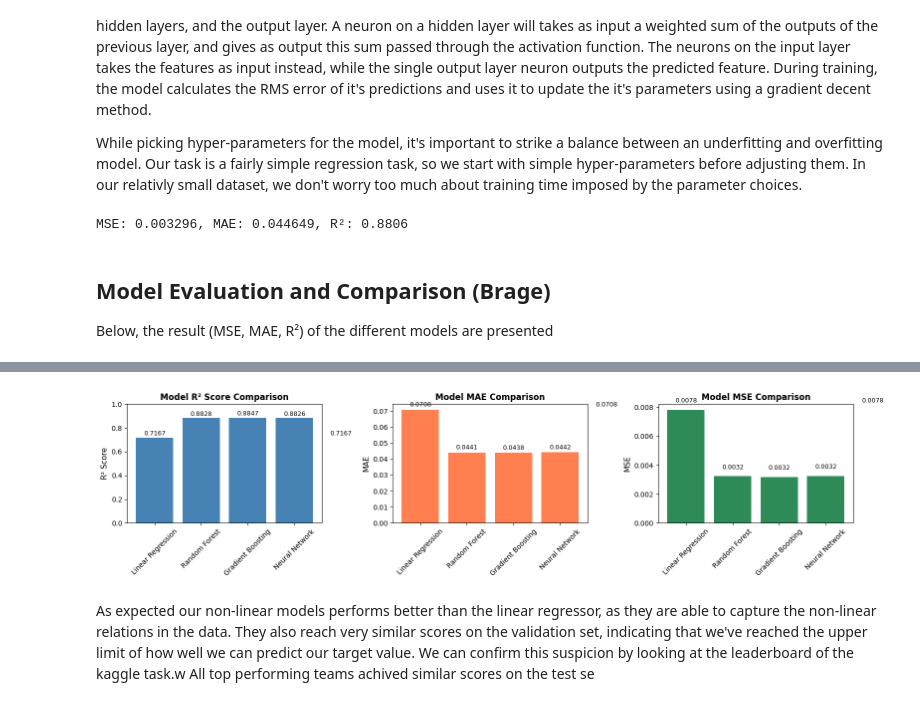
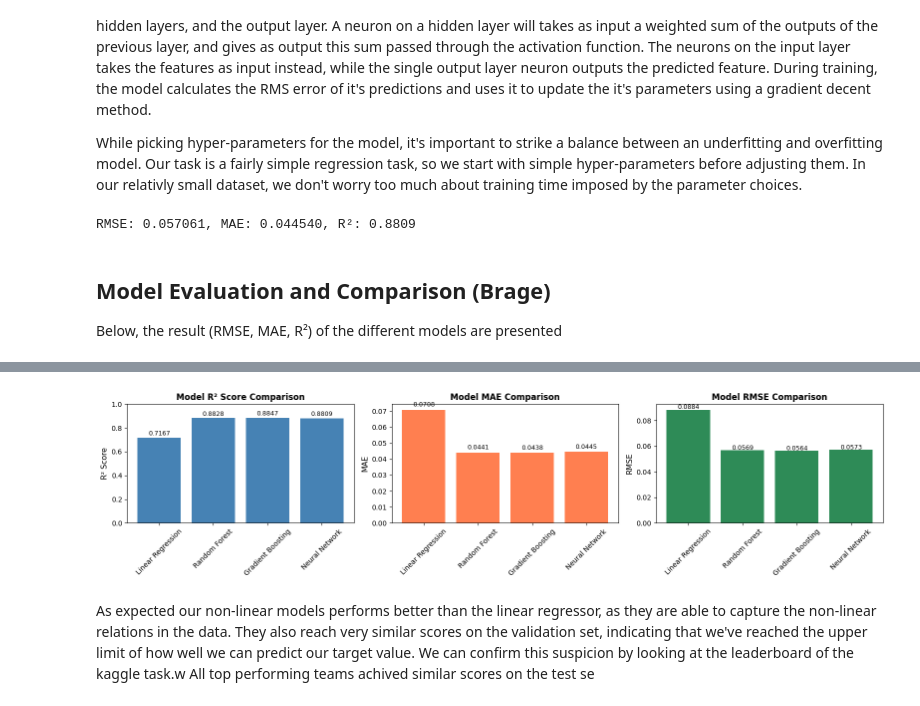
Before and after one commit to brag-v/ai-industry-project, a Jupyter notebook: src/main.ipynb, the cells around one changed output, grey strips where cells are left out. Drawn from its saved outputs; the diff is of its cells as text; code cells hidden in the pictures.

Commit message:
relpace mse with rmse

```diff
--- a/src/main.ipynb
+++ b/src/main.ipynb
@@ -203,17 +201,17 @@ lr_model.fit(X_train_split, y_train_split) # Learn the coefficients
 
 
 y_val_pred_lr = lr_model.predict(X_val)    # Make predictions
-lr_mse = mean_squared_error(y_val, y_val_pred_lr)
+lr_rmse = root_mean_squared_error(y_val, y_val_pred_lr)
 lr_mae = mean_absolute_error(y_val, y_val_pred_lr)
 lr_r2 = r2_score(y_val, y_val_pred_lr)
 
 models['Linear Regression'] = lr_model
 results.append({
     'Model': 'Linear Regression',
-    'MSE': lr_mse,
+    'RMSE': lr_rmse,
     'MAE': lr_mae,
     'R²': lr_r2,
     # 'Time': lr_train_time
 })
-print(f"MSE: {lr_mse:.6f}, MAE: {lr_mae:.6f}, R²: {lr_r2:.4f}")
+print(f"RMSE: {lr_mse:.6f}, MAE: {lr_mae:.6f}, R²: {lr_r2:.4f}")
 # %% [output]
@@ -240,17 +238,17 @@ rf_model.fit(X_train_split, y_train_split)
 # rf_train_time = time.time() - start_time
 
 y_val_pred_rf = rf_model.predict(X_val)
-rf_mse = mean_squared_error(y_val, y_val_pred_rf)
+rf_rmse = root_mean_squared_error(y_val, y_val_pred_rf)
 rf_mae = mean_absolute_error(y_val, y_val_pred_rf)
 rf_r2 = r2_score(y_val, y_val_pred_rf)
 
 models['Random Forest'] = rf_model
 results.append({
     'Model': 'Random Forest',
-    'MSE': rf_mse,
+    'RMSE': rf_rmse,
     'MAE': rf_mae,
     'R²': rf_r2,
     # 'Time': rf_train_time
 })
-print(f"MSE: {rf_mse:.6f}, MAE: {rf_mae:.6f}, R²: {rf_r2:.4f}")
+print(f"RMSE: {rf_mse:.6f}, MAE: {rf_mae:.6f}, R²: {rf_r2:.4f}")
 # %% [output]
@@ -325,17 +323,17 @@ gb_model.fit(X_train_split, y_train_split)
 # gb_train_time = time.time() - start_time
 
 y_val_pred_gb = gb_model.predict(X_val)           # Make predictions
-gb_mse = mean_squared_error(y_val, y_val_pred_gb)
+gb_rmse = root_mean_squared_error(y_val, y_val_pred_gb)
 gb_mae = mean_absolute_error(y_val, y_val_pred_gb)
 gb_r2 = r2_score(y_val, y_val_pred_gb)
 
 models['Gradient Boosting'] = gb_model
 results.append({
     'Model': 'Gradient Boosting',
-    'MSE': gb_mse,
+    'RMSE': gb_rmse,
     'MAE': gb_mae,
     'R²': gb_r2,
     # 'Time': gb_train_time
 })
-print(f"MSE: {gb_mse:.6f}, MAE: {gb_mae:.6f}, R²: {gb_r2:.4f}")
+print(f"MSE: {gb_rmse:.6f}, MAE: {gb_mae:.6f}, R²: {gb_r2:.4f}")
 # %% [output]
@@ -368,7 +366,7 @@ mlp_model = MLPRegressor(
 mlp_model.fit(X_train_split, y_train_split)
 
 y_val_pred_mlp = mlp_model.predict(X_val)
-mlp_mse = mean_squared_error(y_val, y_val_pred_mlp)
+mlp_rmse = root_mean_squared_error(y_val, y_val_pred_mlp)
 mlp_mae = mean_absolute_error(y_val, y_val_pred_mlp)
 mlp_r2 = r2_score(y_val, y_val_pred_mlp)
 
@@ -376,18 +374,20 @@ models["Neural Network"] = mlp_model
 results.append(
     {
         "Model": "Neural Network",
-        "MSE": mlp_mse,
+        "RMSE": mlp_rmse,
         "MAE": mlp_mae,
         "R²": mlp_r2,
         # 'Time': mlp_train_time
     }
 )
-print(f"MSE: {mlp_mse:.6f}, MAE: {mlp_mae:.6f}, R²: {mlp_r2:.4f}")
+print(f"RMSE: {mlp_mse:.6f}, MAE: {mlp_mae:.6f}, R²: {mlp_r2:.4f}")
 # %% [output]
-MSE: 0.003296, MAE: 0.044649, R²: 0.8806
+RMSE: 0.057061, MAE: 0.044540, R²: 0.8809
 # %% [markdown]
 ## Model Evaluation and Comparison (Brage)
-Below, the result (MSE, MAE, R²) of the different models are presented
+Below, the result (RMSE, MAE, R²) of the different models are presented
 # %%
+import importlib
+importlib.reload(util)
 util.plot_results(results)
 # %% [output]
@@ -394,4 +395,4 @@ util.plot_results(results)
-[figure, old version]
+[figure, new version]
 # %% [markdown]
 As expected our non-linear models performs better than the linear regressor, as they are able to capture the non-linear relations in the data.
 They also reach very similar scores on the validation set, indicating that we've reached the upper limit of how well we can predict our target value.
```
Also changed, not shown: parts of 5 cells of this notebook, 1 other file.
